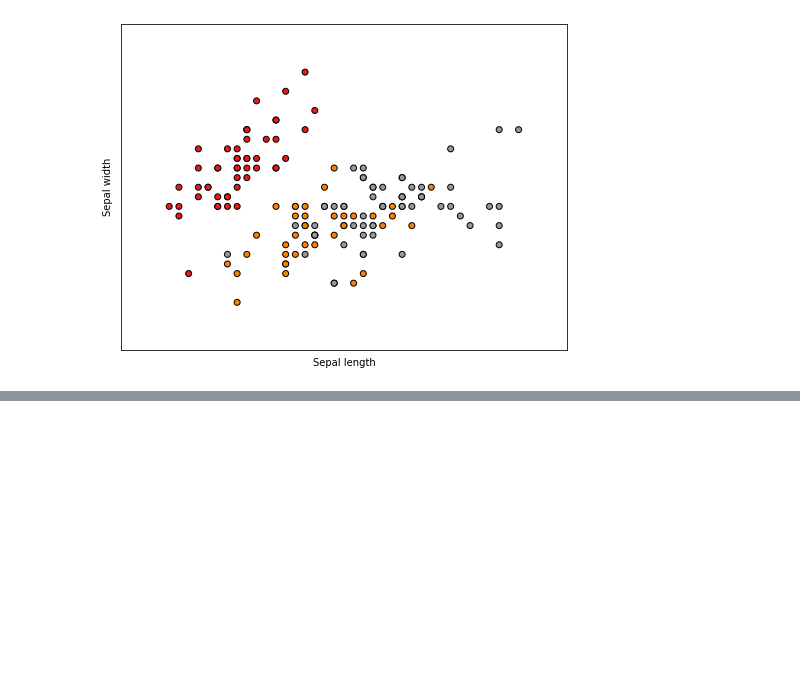
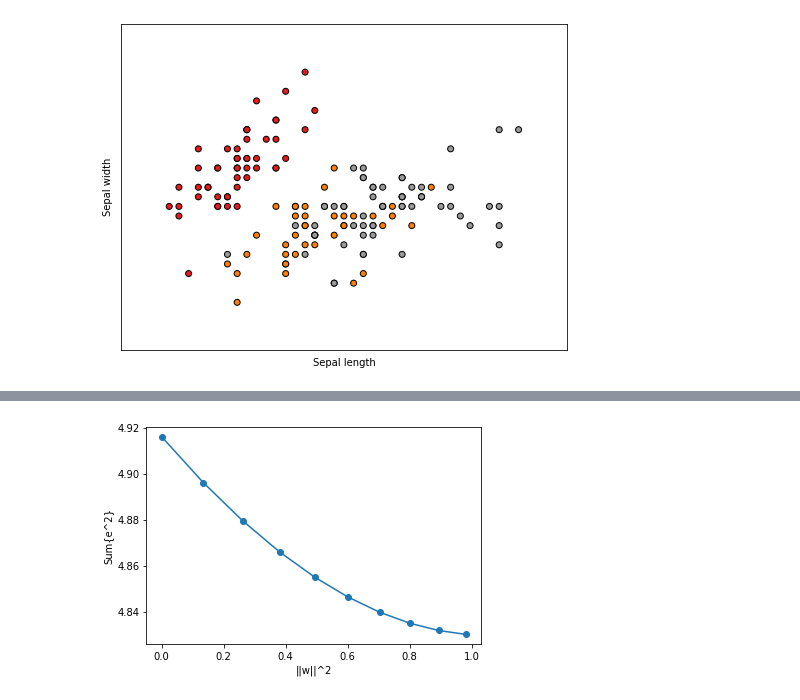
Before and after one commit to jueta/Artificial-Neural-Networks, a Jupyter notebook: Trabalho Intermediario/relatorio/codigos/testeRBF.ipynb, the cells around one changed output, grey strips where cells are left out. Drawn from its saved outputs; the diff is of its cells as text; code cells hidden in the pictures; blank space fills up the shorter version.

```diff
--- a/Trabalho Intermediario/relatorio/codigos/testeRBF.ipynb
+++ b/Trabalho Intermediario/relatorio/codigos/testeRBF.ipynb
@@ -226,5 +201,9 @@ Jsum = Jew + Jww
 # %%
 from sklearn import datasets
+import numpy as np
+import matplotlib.pyplot as plt
+import warnings
+warnings.filterwarnings("ignore")
 
 # import
 iris = datasets.load_iris()
@@ -257,51 +236,73 @@ plt.yticks(())
 
 plt.show()
 
-# Selecionando 30 valores para treinamento
-xcTrain1 = xc1[:29,]
-xcTrain2 = xc2[:29,]
-yTrain1 = y1[:29,]
-yTrain2= y2[:29,]
-xcTest1 = xc1[30:49,]
-xcTest2 = xc2[30:49,]
-yTest1 = y1[30:49,]
-yTest2 = y2[30:49,]
+def testeRegulacao(maxepocas):
 
-# Treinamento
-xcTrain = np.concatenate((xcTrain1, xcTrain2), axis=0)
-yTrain = np.concatenate((yTrain1, yTrain2), axis=0)
+    # Selecionando 30 valores para treinamento
+    xcTrain1 = xc1[:29,]
+    xcTrain2 = xc2[:29,]
+    yTrain1 = y1[:29,]
+    yTrain2= y2[:29,]
+    xcTest1 = xc1[30:49,]
+    xcTest2 = xc2[30:49,]
+    yTest1 = y1[30:49,]
+    yTest2 = y2[30:49,]
 
-# Teste
-xcTest = np.concatenate((xcTest1, xcTest2), axis=0)
-yTest = np.concatenate((yTest1, yTest2), axis=0)
+    # Treinamento
+    xcTrain = np.concatenate((xcTrain1, xcTrain2), axis=0)
+    yTrain = np.concatenate((yTrain1, yTrain2), axis=0)
 
-retlist = trainRBF(xcTrain, yTrain, 6, 1)
+    # Teste
+    xcTest = np.concatenate((xcTest1, xcTest2), axis=0)
+    yTest = np.concatenate((yTest1, yTest2), axis=0)
 
-m = retlist[0]
-covlist = retlist[1]
-W = retlist[2]
-H = retlist[3]
-A = retlist[4]
-P = retlist[5]
 
-Yhat = YRBF(xcTest, retlist)
+    reglamb = 0
+    evec = [maxepocas] # Vetor de erros
+    nepocas = 0 # Contador de epocas
 
-L = 1 * np.identity(H.shape[1]+1)
-Yhat = np.array(Yhat)
-yTest = np.array(yTest)
+    while (nepocas < maxepocas):
 
-# Je = y.T @ (P @ P) @ y
-Jew = (yTest - Yhat[:,0]).T @ (yTest - Yhat[:,0])
-print("Jew: ", Jew)
+        retlist = trainRBF(xcTrain, yTrain, 3, reglamb)
 
-# Jw = y.T @ (P - P @ P) @ y
-Jww = W.T @ L @ W
-print("Jww: ", Jww.values[0,0])
+        m = retlist[0]
+        covlist = retlist[1]
+        W = retlist[2]
+        H = retlist[3]
+        A = retlist[4]
+        P = retlist[5]
 
-# J = y.T @ P @ y
-Jsum = Jew + Jww
+        Yhat = YRBF(xcTest, retlist)
 
-# print("Inferências")
-# print("Yhat: \n", Yhat)
+        L = reglamb * np.identity(H.shape[1]+1)
+        Yhat = np.array(Yhat)
+        yTest = np.array(yTest)
+
+        # Je = y.T @ (P @ P) @ y
+        Jew = (yTest - Yhat[:,0]).T @ (yTest - Yhat[:,0])
+        # print("Jew: ", Jew)
+
+        # Jw = y.T @ (P - P @ P) @ y
+        Jww = W.T @ L @ W
+        # print("Jww: ", Jww.values[0,0])
+
+        # J = y.T @ P @ y
+        Jsum = Jew + Jww
+
+        reglamb += 0.5
+        nepocas = nepocas + 1
+        evec.append((Jew, Jww.values[0,0]))
+
+    evec.pop(0)
+    return evec
+
+result = testeRegulacao(10)
+
+xs = [x[0] for x in result]
+ys = [x[1] for x in result]
+plt.plot(ys, xs, 'o-')
+plt.xlabel("||w||^2")
+plt.ylabel("Sum{e^2}")
+plt.show()
 # %% [output]
 [figure]
@@ -309,0 +310 @@ Jww:  0.293782396668571
+[figure, added]
```
Also changed, not shown: parts of 5 cells of this notebook.
